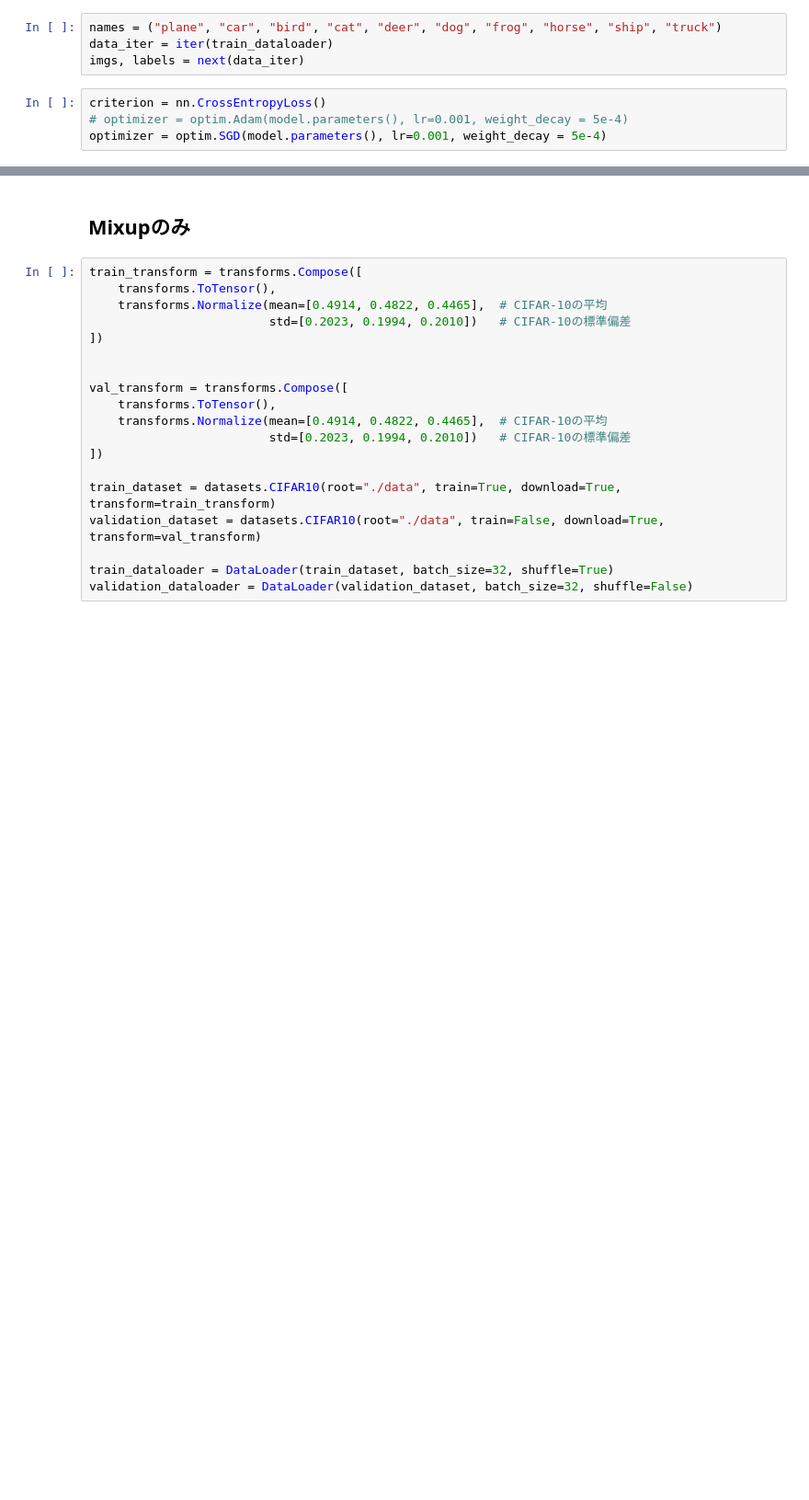
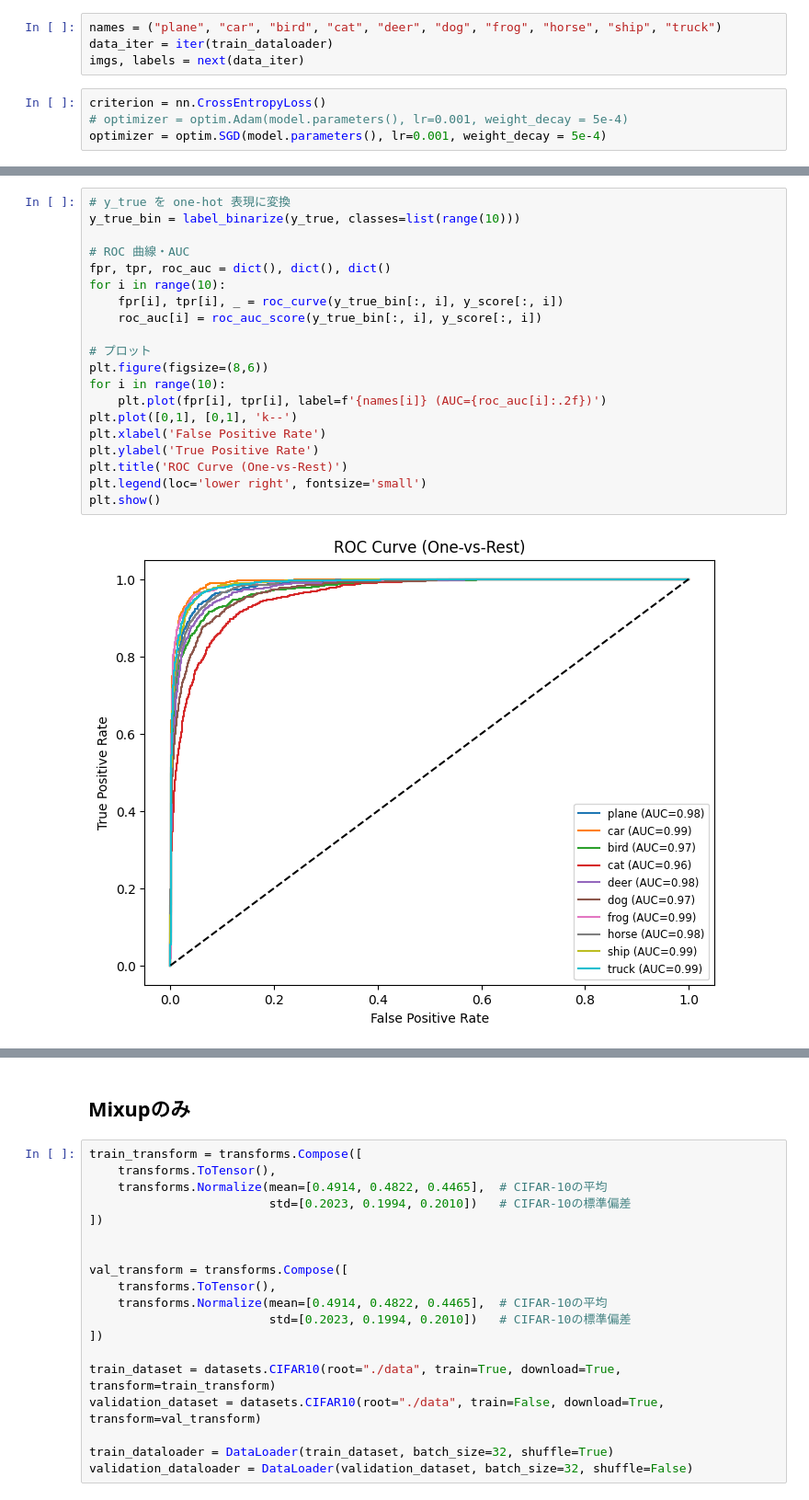
Before and after one commit to MillionHappa/Spark, a Jupyter notebook: 採用課題まとめ.ipynb, the cells around one changed output, grey strips where cells are left out. Shown: that part at 92% size. Cells and saved outputs as stored; diff of their text form; blank space fills up the shorter version.

```diff
--- a/採用課題まとめ.ipynb
+++ b/採用課題まとめ.ipynb
@@ -544,0 +600,22 @@ epoch: 19, loss: 0.5697671072992543, acc: 0.8006637692451477, val loss: 0.345263
+# %%
+# y_true を one-hot 表現に変換
+y_true_bin = label_binarize(y_true, classes=list(range(10)))
+
+# ROC 曲線・AUC
+fpr, tpr, roc_auc = dict(), dict(), dict()
+for i in range(10):
+    fpr[i], tpr[i], _ = roc_curve(y_true_bin[:, i], y_score[:, i])
+    roc_auc[i] = roc_auc_score(y_true_bin[:, i], y_score[:, i])
+
+# プロット
+plt.figure(figsize=(8,6))
+for i in range(10):
+    plt.plot(fpr[i], tpr[i], label=f'{names[i]} (AUC={roc_auc[i]:.2f})')
+plt.plot([0,1], [0,1], 'k--')
+plt.xlabel('False Positive Rate')
+plt.ylabel('True Positive Rate')
+plt.title('ROC Curve (One-vs-Rest)')
+plt.legend(loc='lower right', fontsize='small')
+plt.show()
+# %% [output]
+[figure, added]
```
Also changed, not shown: parts of 7 cells of this notebook.
